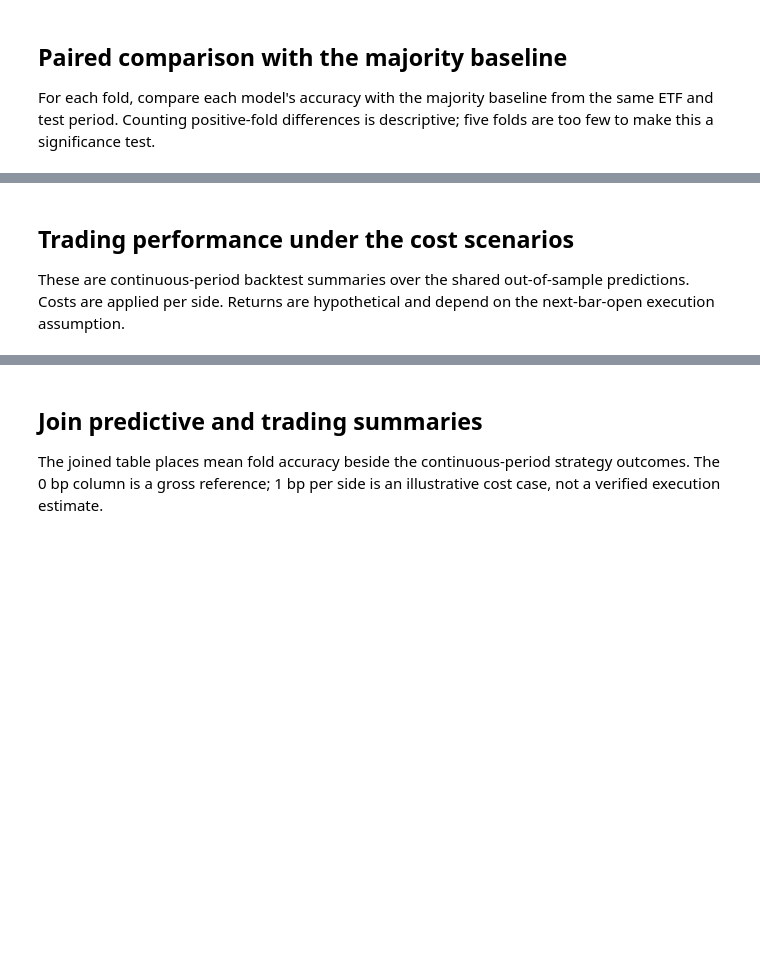
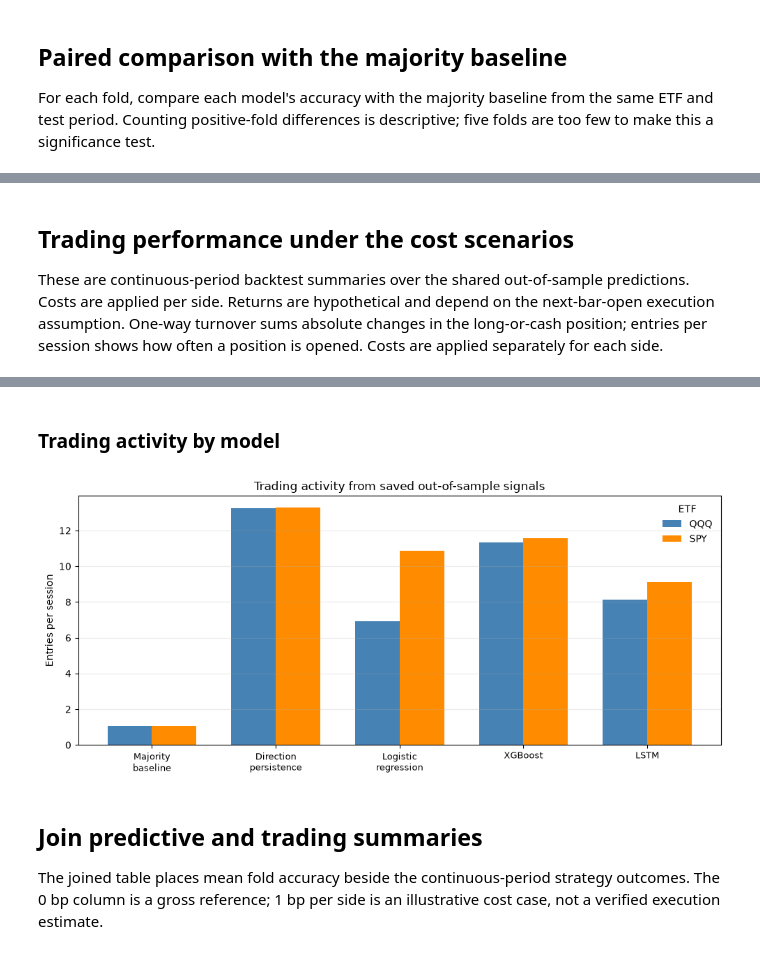
Before and after one commit to Pollyyxx/Intraday-equity-forecasting, a Jupyter notebook: notebooks/08_results_review.ipynb, the cells around one changed output, grey strips where cells are left out. Saved outputs shown, nothing was run; the diff lists cells and outputs as text; code cells hidden in the pictures; blank space fills up the shorter version.

Commit message:
Include turnover in joint results review

```diff
--- a/notebooks/08_results_review.ipynb
+++ b/notebooks/08_results_review.ipynb
@@ -115,7 +115,7 @@ paired_summary.sort_values(['ETF', 'model'])
 # %% [markdown]
 ## Trading performance under the cost scenarios
 
-These are continuous-period backtest summaries over the shared out-of-sample predictions. Costs are applied per side. Returns are hypothetical and depend on the next-bar-open execution assumption.
+These are continuous-period backtest summaries over the shared out-of-sample predictions. Costs are applied per side. Returns are hypothetical and depend on the next-bar-open execution assumption. One-way turnover sums absolute changes in the long-or-cash position; entries per session shows how often a position is opened. Costs are applied separately for each side.
 # %%
 # Show all tested cost assumptions so the sensitivity is easy to compare.
 strategy_columns = [
@@ -145,6 +145,48 @@ strategy_summary
 | 42 | SPY | XGBoost | 2.5 | -0.912995 | -0.912995 | -17.312524 | ... |
 | 43 | SPY | XGBoost | 5.0 | -0.994076 | -0.994076 | -34.180315 | ... |
 | 44 | SPY | XGBoost | 10.0 | -0.999973 | -0.999973 | -55.310965 | ... |
+# %% [markdown]
+### Trading activity by model
+# %%
+# Use one cost row because cost assumptions do not change the saved signals.
+activity = backtest.loc[backtest['cost_bps_per_side'].eq(0.0)]
+model_order = [
+    'Majority baseline', 'Direction persistence baseline',
+    'Logistic regression', 'XGBoost', 'LSTM',
+]
+label_names = {
+    'Majority baseline': 'Majority\nbaseline',
+    'Direction persistence baseline': 'Direction\npersistence',
+    'Logistic regression': 'Logistic\nregression',
+    'XGBoost': 'XGBoost',
+    'LSTM': 'LSTM',
+}
+activity_by_model = activity.pivot(
+    index='model', columns='ETF', values='entries_per_session'
+).reindex(model_order)
+positions = list(range(len(model_order)))
+bar_width = 0.36
+fig, axis = plt.subplots(figsize=(10, 4.5))
+for offset, ticker, color in [
+    (-bar_width / 2, 'QQQ', 'steelblue'),
+    (bar_width / 2, 'SPY', 'darkorange'),
+]:
+    axis.bar(
+        [position + offset for position in positions],
+        activity_by_model[ticker],
+        width=bar_width,
+        label=ticker,
+        color=color,
+    )
+axis.set_xticks(positions, [label_names[name] for name in model_order], fontsize=9)
+axis.set_ylabel('Entries per session')
+axis.set_title('Trading activity from saved out-of-sample signals')
+axis.legend(title='ETF', frameon=False)
+axis.grid(axis='y', alpha=0.25)
+fig.tight_layout()
+plt.show()
+# %% [output]
+[figure, added]
 # %% [markdown]
 ## Join predictive and trading summaries
 
```
Also changed, not shown: parts of 1 cell of this notebook, 3 other files.
